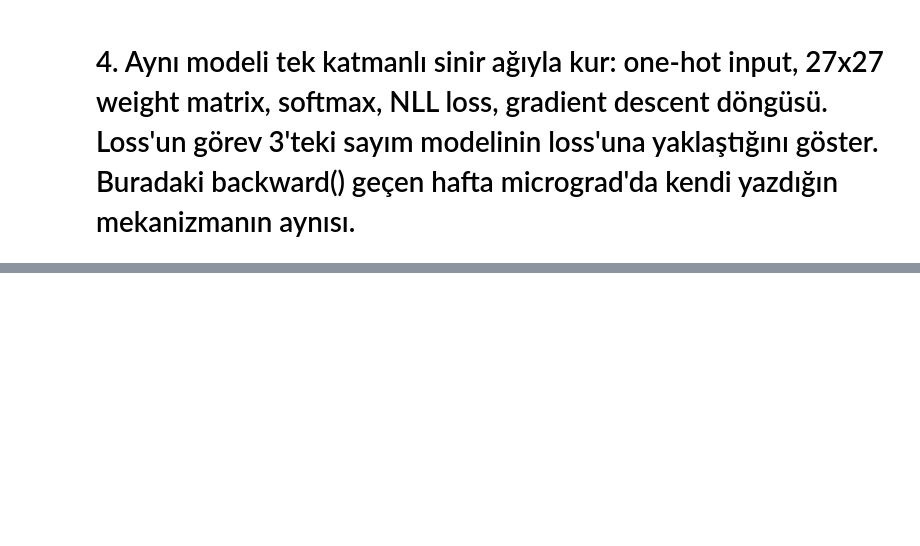
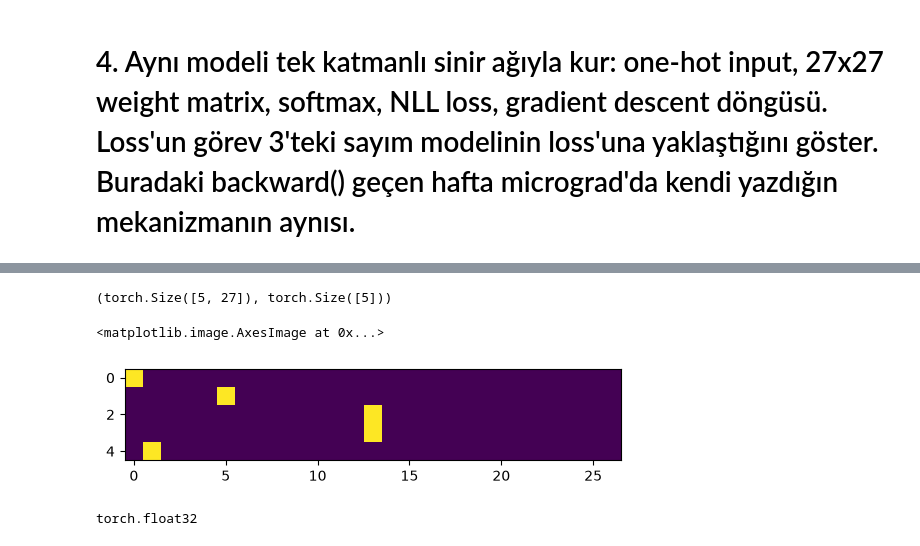
Before and after one commit to EdizArkin/yz50, a Jupyter notebook: w3_language_model.ipynb, the cells around one changed output, grey strips where cells are left out. Saved outputs shown, nothing was run; the diff lists cells and outputs as text; code cells hidden in the pictures; blank space fills up the shorter version.

```diff
--- a/w3_language_model.ipynb
+++ b/w3_language_model.ipynb
@@ -569,3 +569,19 @@ Number of tokens: 8
 Average negative log-likelihood: 3.4834
 # %% [markdown]
 # 4. Aynı modeli tek katmanlı sinir ağıyla kur: one-hot input, 27x27 weight matrix, softmax, NLL loss, gradient descent döngüsü. Loss'un görev 3'teki sayım modelinin loss'una yaklaştığını göster. Buradaki backward() geçen hafta micrograd'da kendi yazdığın mekanizmanın aynısı.
+# %%
+# Create the traning set of all bigrams (x,y) where x is the input character and y is the output character
+
+xs, ys = [], [] # Initialize empty lists to store the input and output indices of the bigrams
+
+for w in words[:1]:
+    chs = ['.'] + list(w) + ['.']
+    for ch1, ch2 in zip(chs, chs[1:]):
+        ix1 = stoi[ch1]
+        ix2 = stoi[ch2]
+        print(f"{ch1}{ch2}: {ix1} {ix2}")
+        xs.append(ix1) # Append the index of the input character to the xs list
+        ys.append(ix2) # Append the index of the output character to the ys list
+
+xs = torch.tensor(xs) # Convert the xs list to a PyTorch tensor
+ys = torch.tensor(ys) # Convert the ys list to a PyTorch tensor
@@ -571,0 +602,5 @@ Average negative log-likelihood: 3.4834
+# %%
+import torch.nn.functional as F
+
+xenc = F.one_hot(xs, num_classes=27).float() # Convert the input indices to one-hot encoded vectors with 27 classes (26 letters + 1 for start/end tokens)
+xenc
@@ -571,0 +618,13 @@ Average negative log-likelihood: 3.4834
+# %%
+xenc.shape, ys.shape
+# %% [output]
+(torch.Size([5, 27]), torch.Size([5]))
+# %%
+plt.imshow(xenc)
+# %% [output]
+<matplotlib.image.AxesImage at 0x...>
+[figure, added]
+# %%
+xenc.dtype
+# %% [output]
+torch.float32
```
Also changed, not shown: parts of 4 cells of this notebook.
